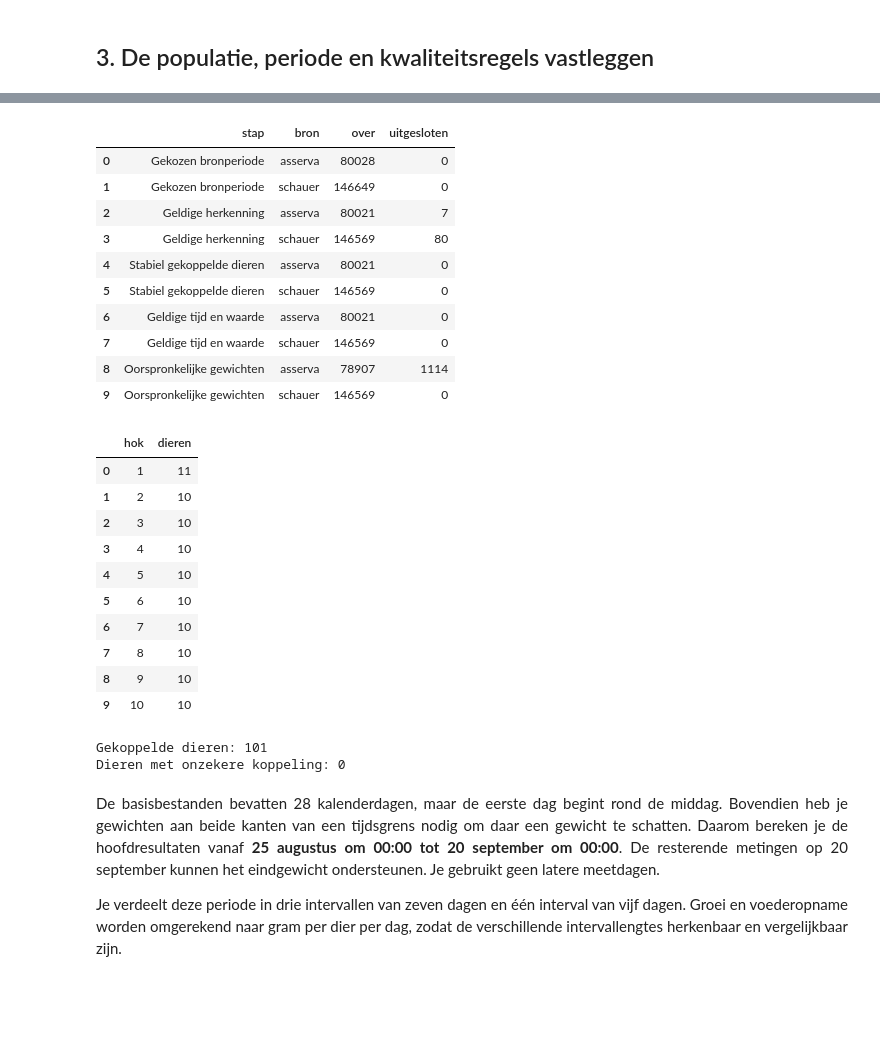
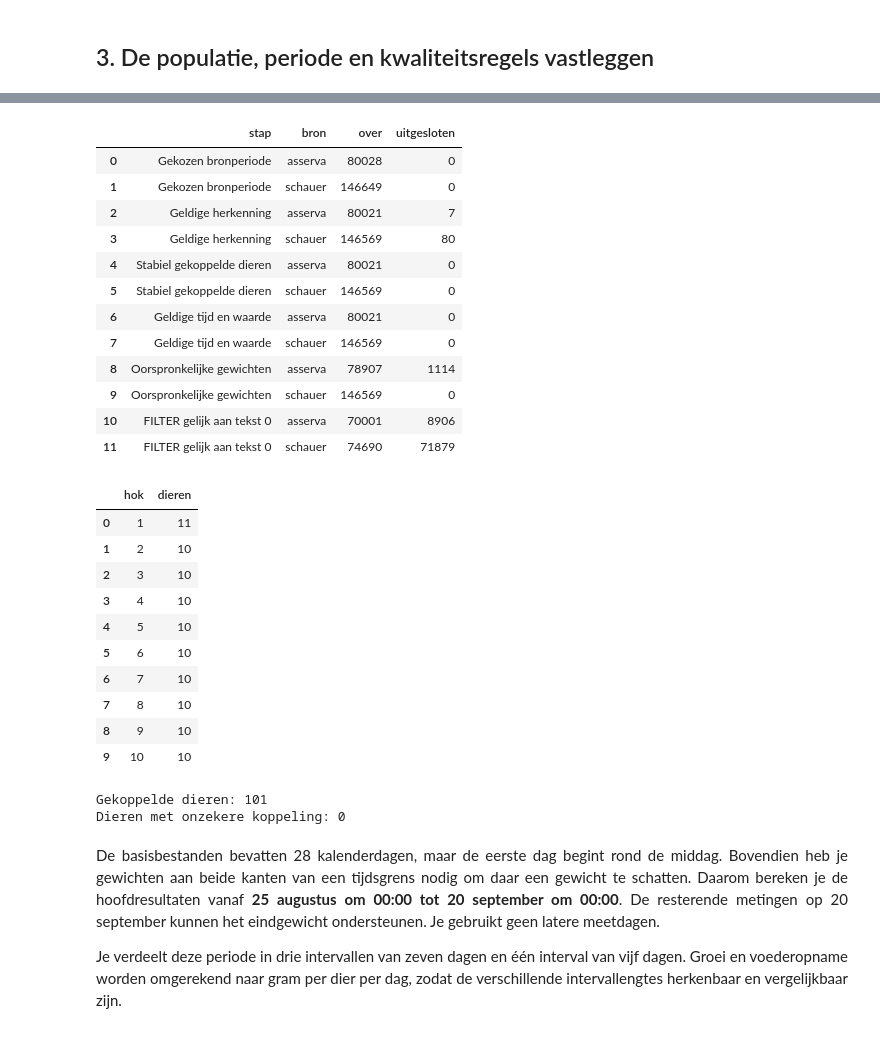
Before and after one commit to lanupro-analytics/starten-met-iot, a Jupyter notebook: docent/notebooks/07_voederconversie_berekenen_en_visualiseren.ipynb, the cells around one changed output, grey strips where cells are left out. Saved outputs shown, nothing was run; the diff lists cells and outputs as text; code cells hidden in the pictures; blank space fills up the shorter version.

```diff
--- a/docent/notebooks/07_voederconversie_berekenen_en_visualiseren.ipynb
+++ b/docent/notebooks/07_voederconversie_berekenen_en_visualiseren.ipynb
@@ -145,26 +170,29 @@ Een record met `flagged` is een aandachtspunt. In de basisberekening blijft het
 # %%
 basis_vanaf = "2023-08-24"
 basis_tot = "2023-09-21"  # Exclusieve bovengrens van de aangeleverde basisdata.
 gewichten, voeder, populatie, selectiecontrole, koppeling_uitgesloten = selecteer(
-    data, vanaf=basis_vanaf, tot=basis_tot, streng=False
+    data, vanaf=basis_vanaf, tot=basis_tot
 )
 display(selectiecontrole)
 display(populatie.groupby("hok").size().rename("dieren").reindex(hokvolgorde(populatie["hok"])).reset_index())
 print("Gekoppelde dieren:", len(populatie))
 print("Dieren met onzekere koppeling:", len(koppeling_uitgesloten))
 assert set(populatie["hok"]) == {str(i) for i in range(1, 11)}
+assert gewichten.vlag.eq("0").all() and voeder.vlag.eq("0").all()
 # %% [output]
 |  | stap | bron | over | uitgesloten |
 | 0 | Gekozen bronperiode | asserva | 80028 | 0 |
 | 1 | Gekozen bronperiode | schauer | 146649 | 0 |
 | 2 | Geldige herkenning | asserva | 80021 | 7 |
 | 3 | Geldige herkenning | schauer | 146569 | 80 |
 | 4 | Stabiel gekoppelde dieren | asserva | 80021 | 0 |
 | 5 | Stabiel gekoppelde dieren | schauer | 146569 | 0 |
 | 6 | Geldige tijd en waarde | asserva | 80021 | 0 |
 | 7 | Geldige tijd en waarde | schauer | 146569 | 0 |
 | 8 | Oorspronkelijke gewichten | asserva | 78907 | 1114 |
 | 9 | Oorspronkelijke gewichten | schauer | 146569 | 0 |
+| 10 | FILTER gelijk aan tekst 0 | asserva | 70001 | 8906 |
+| 11 | FILTER gelijk aan tekst 0 | schauer | 74690 | 71879 |
 |  | hok | dieren |
 | 0 | 1 | 11 |
 | 1 | 2 | 10 |
```
Also changed, not shown: parts of 18 cells of this notebook, 13 other files.
